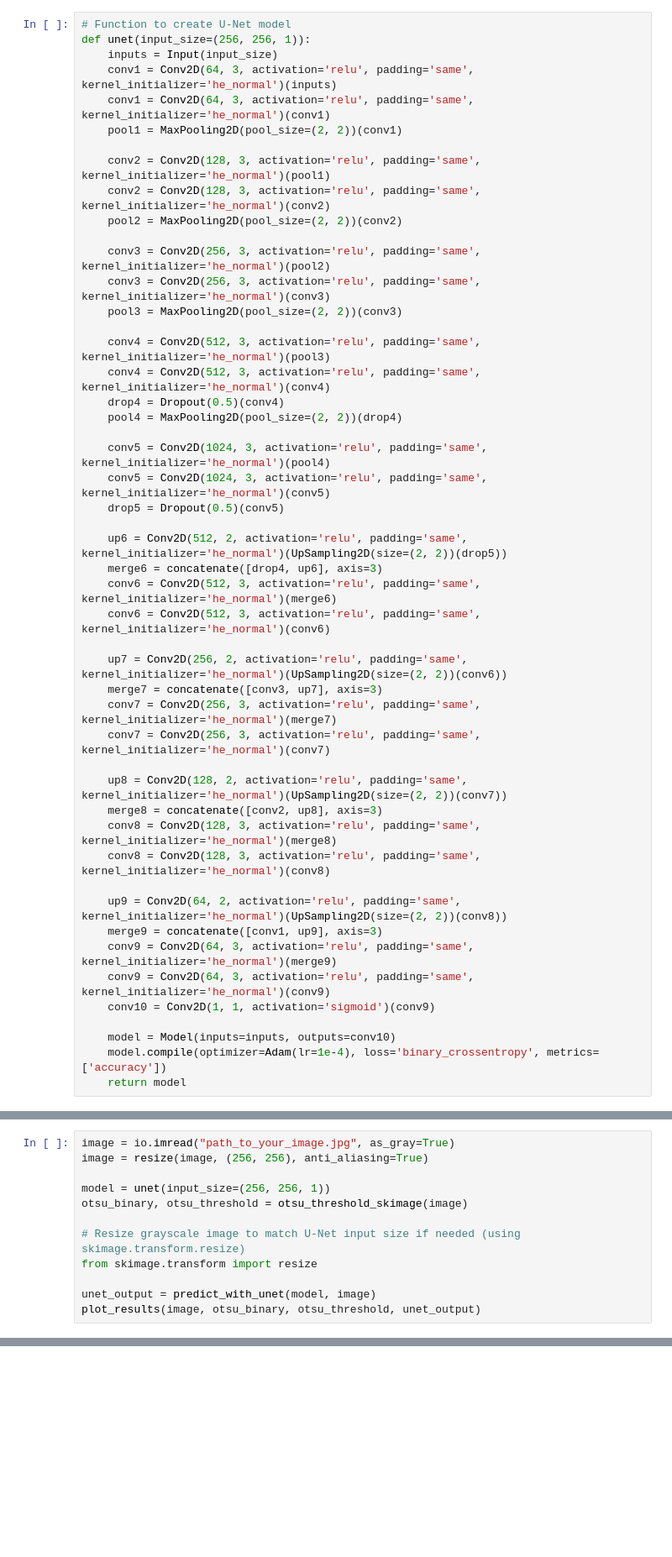
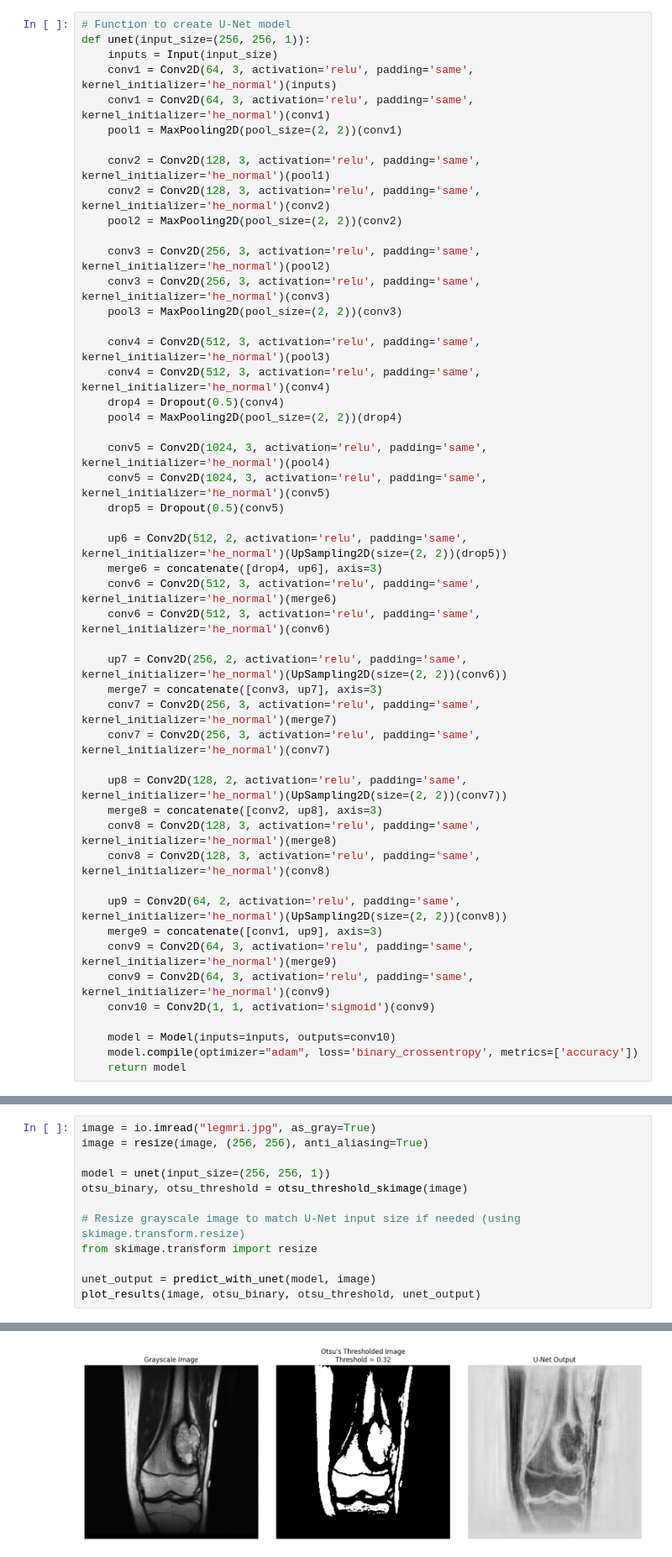
Before and after one commit to TheRealVigilante/ImageProcessingPres, a Jupyter notebook: Comparison.ipynb, the cells around one changed output, grey strips where cells are left out. Shown: that part at 84% size. Drawn from its saved outputs; the diff is of its cells as text; blank space fills up the shorter version.

Commit message:
Added Images and modified code

```diff
--- a/Comparison.ipynb
+++ b/Comparison.ipynb
@@ -52,7 +53,7 @@ def unet(input_size=(256, 256, 1)):
     conv10 = Conv2D(1, 1, activation='sigmoid')(conv9)
 
     model = Model(inputs=inputs, outputs=conv10)
-    model.compile(optimizer=Adam(lr=1e-4), loss='binary_crossentropy', metrics=['accuracy'])
+    model.compile(optimizer="adam", loss='binary_crossentropy', metrics=['accuracy'])
     return model
 # %%
 # Function to apply Otsu's thresholding using skimage
@@ -93,6 +95,6 @@ def plot_results(grayscale, otsu_binary, otsu_threshold, unet_output):
     plt.show()
 # %%
-image = io.imread("path_to_your_image.jpg", as_gray=True)
+image = io.imread("legmri.jpg", as_gray=True)
 image = resize(image, (256, 256), anti_aliasing=True)
 
 model = unet(input_size=(256, 256, 1))
@@ -103,3 +105,4 @@ from skimage.transform import resize
 
 unet_output = predict_with_unet(model, image)
 plot_results(image, otsu_binary, otsu_threshold, unet_output)
+# %% [output]
@@ -105,0 +110 @@ plot_results(image, otsu_binary, otsu_threshold, unet_output)
+[figure, added]
```
Also changed, not shown: parts of 3 cells of this notebook, 5 other files.
